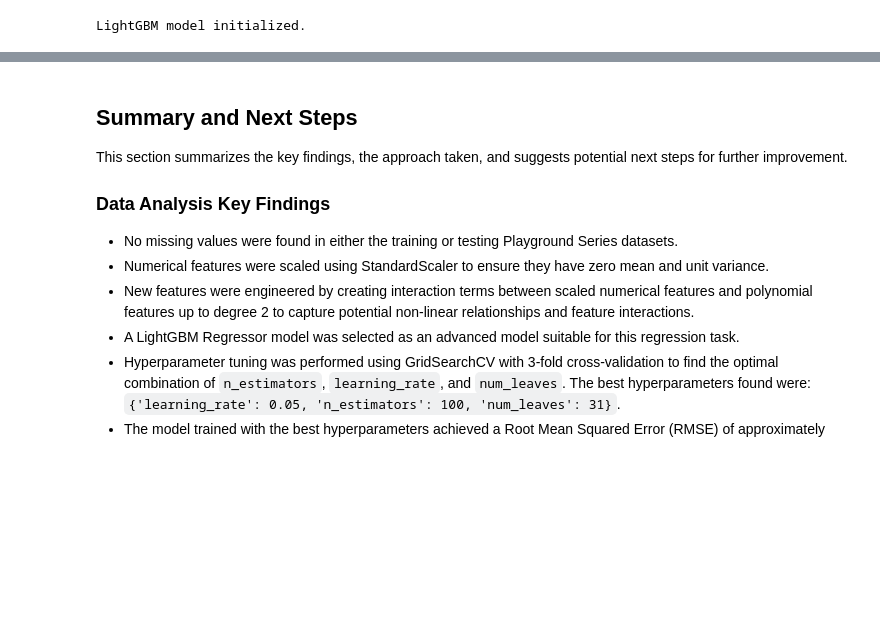
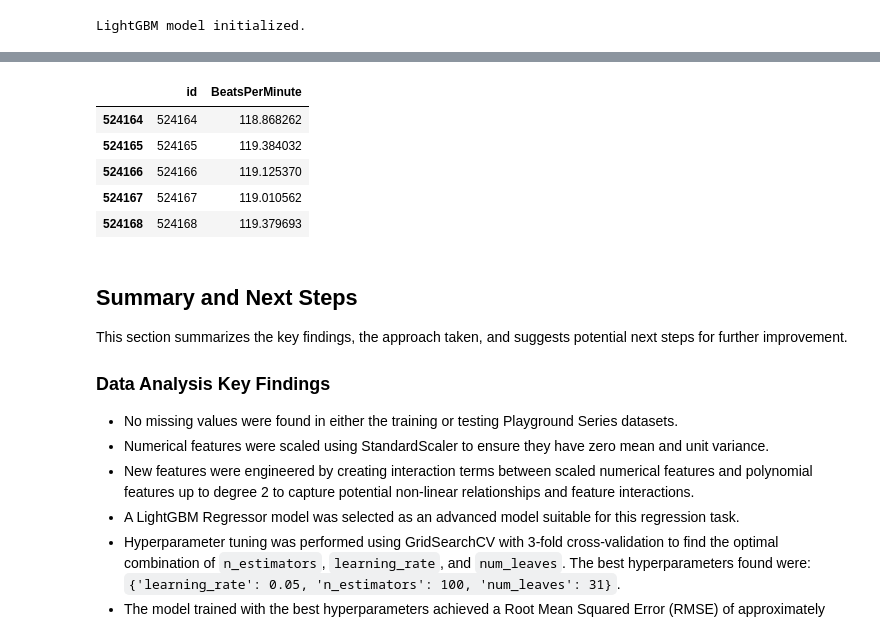
Before and after one commit to Rohanrathod7/Kaggle_Notebooks, a Jupyter notebook: Predicting_the_Beats-per-Minute_of_Songs/Notebook01.ipynb, the cells around one changed output, grey strips where cells are left out. Drawn from its saved outputs; the diff is of its cells as text; code cells hidden in the pictures; blank space fills up the shorter version.

```diff
--- a/Predicting_the_Beats-per-Minute_of_Songs/Notebook01.ipynb
+++ b/Predicting_the_Beats-per-Minute_of_Songs/Notebook01.ipynb
@@ -614,0 +492,84 @@ Create the submission DataFrame with 'id' and 'BeatsPerMinute' columns, populate
+# %%
+# Final verification and format check
+def verify_submission(submission_file, sample_submission):
+    """Perform comprehensive verification of submission format"""
+    verification = pd.read_csv(submission_file)
+
+    print("SUBMISSION VERIFICATION:")
+    print(f"1. Submission shape: {verification.shape}")
+    print(f"   Expected shape: {sample_submission.shape}")
+
+    print(f"\n2. Submission columns: {verification.columns.tolist()}")
+    print(f"   Expected columns: {sample_submission.columns.tolist()}")
+
+    # Check if columns match exactly (including case)
+    columns_match = verification.columns.tolist() == sample_submission.columns.tolist()
+    print(f"\n3. Columns match exactly: {'✅ YES' if columns_match else '❌ NO'}")
+
+    # Check ID column values
+    id_col = sample_submission.columns[0]
+    id_match = set(verification[id_col]) == set(sample_submission[id_col])
+    print(f"\n4. ID values match sample: {'✅ YES' if id_match else '❌ NO'}")
+
+    # Check target column statistics
+    target_col = sample_submission.columns[1]
+    print(f"\n5. Target column statistics:")
+    print(f"   Min: {verification[target_col].min():.2f}")
+    print(f"   Max: {verification[target_col].max():.2f}")
+    print(f"   Mean: {verification[target_col].mean():.2f}")
+    print(f"   Std: {verification[target_col].std():.2f}")
+
+    # Final verdict
+    if columns_match and id_match:
+        print("\n✅ SUBMISSION FORMAT LOOKS CORRECT! Ready to upload.")
+    else:
+        print("\n❌ SUBMISSION FORMAT HAS ISSUES! Please fix before uploading.")
+
+    return verification
+
+# Select the features for prediction from the scaled test data
+test_features_ps = test_ps_scaled.drop('id', axis=1)
+
+# Predict on the scaled test data
+test_predictions_ps = best_lgbm_model.predict(test_features_ps)
+
+# Create the submission DataFrame
+submission_df_ps = pd.DataFrame({
+    'id': test_ps_scaled['id'],
+    'BeatsPerMinute': test_predictions_ps
+})
+
+# Define the submission file name
+submission_file = 'submission.csv'
+sample_submission_file = "/content/drive/MyDrive/Kaggle/Predict_beats_per_minutes/sample_submission.csv"
+
+# Load the sample submission file
+try:
+    sample_submission = pd.read_csv(sample_submission_file)
+except FileNotFoundError:
+    print(f"Error: Sample submission file not found at {sample_submission_file}")
+    sample_submission = None
+
+# Save the submission file first so the verification function can read it
+submission_df_ps.to_csv(submission_file, index=False)
+
+
+# Run the verification if sample_submission was loaded successfully
+if sample_submission is not None:
+  final_verification = verify_submission(submission_file, sample_submission)
+
+  # If there's a problem with column names based on verification, fix it one last time
+  if final_verification.columns.tolist() != sample_submission.columns.tolist():
+      print("\nAttempting to fix column names one last time based on sample submission...")
+      final_verification.columns = sample_submission.columns
+      final_verification.to_csv(submission_file, index=False)
+      print(f"Fixed submission saved to {submission_file}")
+
+      # Verify again
+      print("\nVerifying after attempting column name fix:")
+      verify_submission(submission_file, sample_submission)
+
+
+print("\nSubmission file for Playground Series dataset created:")
+display(submission_df_ps.head())
+# %% [output]
@@ -615,3 +596,9 @@ Create the submission DataFrame with 'id' and 'BeatsPerMinute' columns, populate
+|  | id | BeatsPerMinute |
+| 524164 | 524164 | 118.868262 |
+| 524165 | 524165 | 119.384032 |
+| 524166 | 524166 | 119.125370 |
+| 524167 | 524167 | 119.010562 |
+| 524168 | 524168 | 119.379693 |
 # %% [markdown]
 ## Summary and Next Steps
 
```
Also changed, not shown: parts of 30 cells of this notebook.
